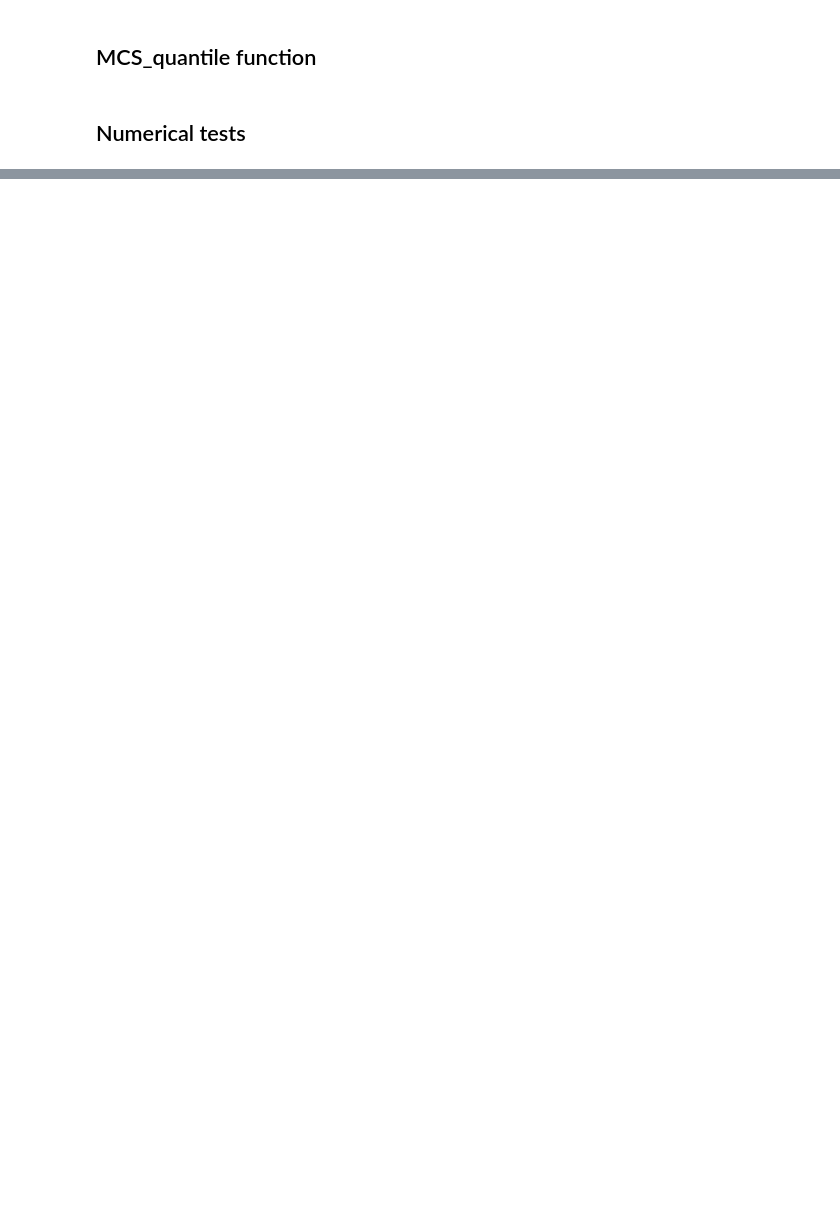
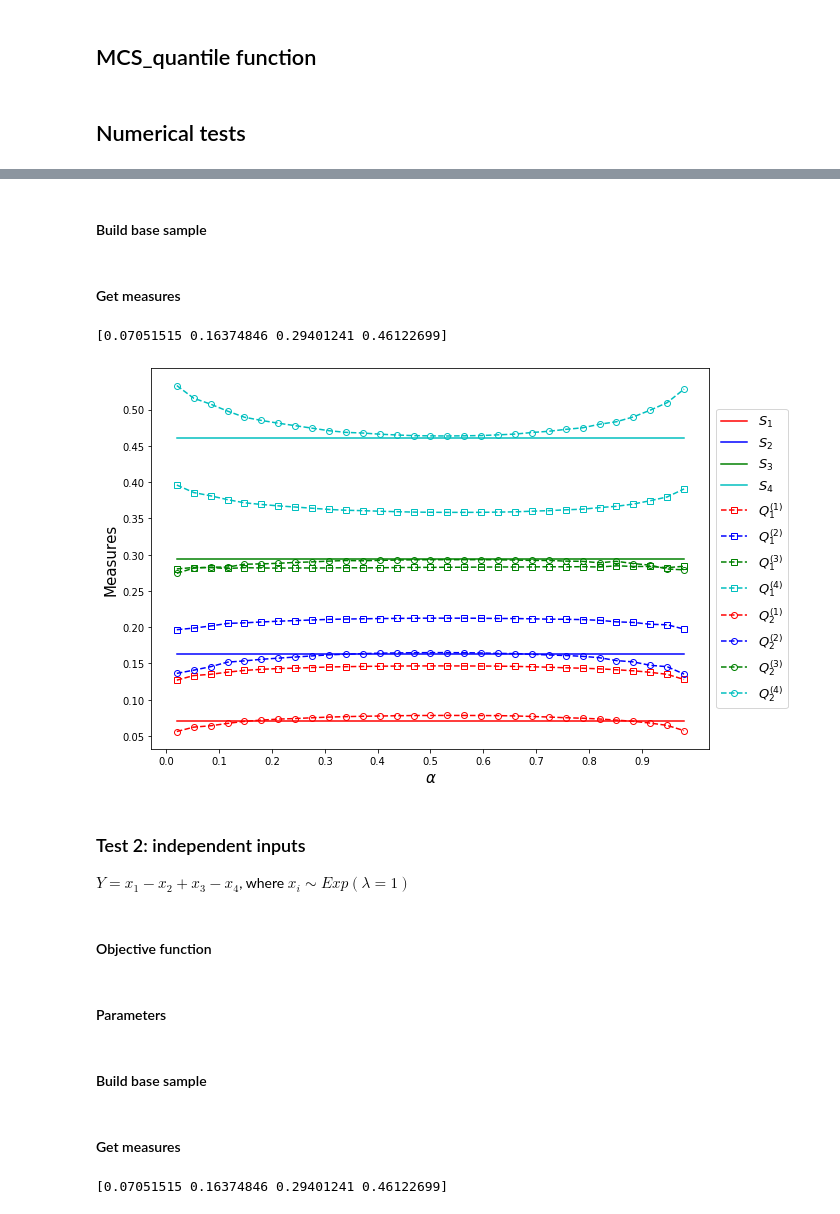
Before and after one commit to Yuleii/quantile-sensitivity-measures, a Jupyter notebook: quantile_based_global_sensitivity_measures.ipynb, the cells around one changed output, grey strips where cells are left out. Cells and saved outputs as stored; diff of their text form; code cells hidden in the pictures; blank space fills up the shorter version.

```diff
--- a/quantile_based_global_sensitivity_measures.ipynb
+++ b/quantile_based_global_sensitivity_measures.ipynb
@@ -450,0 +397,6 @@ plt.plot(alp,Q2_alp[:,0],'r*--',alp,Q2_alp[:,1],'b*--',alp,Q2_alp[:,2],'g*--',al
+# %%
+# objective function
+a = [1, 1, 1, 1]
+def objfun1(x):
+    result = a[0] * x[:, 0] +a [1] * x[:, 1] + a[2] * x[:, 2] + a[3] * x[:, 3]
+    return result
@@ -450,0 +423,2 @@ plt.plot(alp,Q2_alp[:,0],'r*--',alp,Q2_alp[:,1],'b*--',alp,Q2_alp[:,2],'g*--',al
+# %% [markdown]
+#### Build base sample
@@ -450,0 +434,47 @@ plt.plot(alp,Q2_alp[:,0],'r*--',alp,Q2_alp[:,1],'b*--',alp,Q2_alp[:,2],'g*--',al
+# %% [markdown]
+#### Get measures
+# %%
+q1_alp, q2_alp, Q1_alp, Q2_alp = MCS_quantile(objfun1, A, N, M, dim)
+# %%
+# get sobol indice from the kucherenko_indices function wriiten by Tim
+sobol_indices = kucherenko_indices(func=objfun1, sampling_mean=miu_1, sampling_cov=cov_1, n_draws=N,)
+S_i_1 = np.hstack(sobol_indices[sobol_indices.index.get_level_values('type')=='first_order'].values)
+
+print(S_i_1)
+
+# for plot convinence
+S_i_1 = np.tile(S_i_1, (len(alp), 1))
+# %% [output]
+[0.07051515 0.16374846 0.29401241 0.46122699]
+# %%
+plt.figure(figsize=(10,7))
+
+plt.plot(alp, S_i_1[:, 0], 'r-', label=r'$S_1$')
+plt.plot(alp, S_i_1[:, 1], 'b-', label=r'$S_2$')
+plt.plot(alp, S_i_1[:, 2], 'g-', label=r'$S_3$')
+plt.plot(alp, S_i_1[:, 3], 'c-', label=r'$S_4$')
+
+plt.plot(alp,  Q1_alp[:, 0], 'rs--', label=r'$Q_1^{(1)}$', markerfacecolor='none')
+plt.plot(alp,  Q1_alp[:, 1], 'bs--', label=r'$Q_1^{(2)}$', markerfacecolor='none')
+plt.plot(alp,  Q1_alp[:, 2], 'gs--', label=r'$Q_1^{(3)}$', markerfacecolor='none')
+plt.plot(alp,  Q1_alp[:, 3], 'cs--', label=r'$Q_1^{(4)}$', markerfacecolor='none')
+
+plt.plot(alp, Q2_alp[:, 0], 'ro--', label=r'$Q_2^{(1)}$', markerfacecolor='none')
+plt.plot(alp, Q2_alp[:, 1], 'bo--', label=r'$Q_2^{(2)}$', markerfacecolor='none')
+plt.plot(alp, Q2_alp[:, 2], 'go--', label=r'$Q_2^{(3)}$', markerfacecolor='none')
+plt.plot(alp, Q2_alp[:, 3], 'co--', label=r'$Q_2^{(4)}$', markerfacecolor='none')
+
+plt.xticks(np.arange(0, 1, 0.1))
+plt.yticks(np.arange(0.05, 0.55, 0.05))
+plt.legend(loc='center left', bbox_to_anchor=(1, 0.5),fontsize=13)
+plt.xlabel(r"$\alpha$", fontsize=15)
+plt.ylabel("Measures", fontsize=15)
+
+plt.show()
+# %% [output]
+[figure, added]
+# %% [markdown]
+### Test 2:  independent inputs
+$Y=x_1-x_2+x_3-x_4$, where $x_i \sim Exp(\lambda=1)$
+# %% [markdown]
+#### Objective function
@@ -450,0 +487,2 @@ plt.plot(alp,Q2_alp[:,0],'r*--',alp,Q2_alp[:,1],'b*--',alp,Q2_alp[:,2],'g*--',al
+# %% [markdown]
+#### Parameters
@@ -450,0 +492,2 @@ plt.plot(alp,Q2_alp[:,0],'r*--',alp,Q2_alp[:,1],'b*--',alp,Q2_alp[:,2],'g*--',al
+# %% [markdown]
+#### Build base sample
@@ -450,0 +503,2 @@ plt.plot(alp,Q2_alp[:,0],'r*--',alp,Q2_alp[:,1],'b*--',alp,Q2_alp[:,2],'g*--',al
+# %% [markdown]
+#### Get measures
@@ -450,0 +507,11 @@ plt.plot(alp,Q2_alp[:,0],'r*--',alp,Q2_alp[:,1],'b*--',alp,Q2_alp[:,2],'g*--',al
+# %%
+# get sobol indice from the kucherenko_indices function wriiten by Tim
+sobol_indices = kucherenko_indices(func=objfun2, sampling_mean=miu_1, sampling_cov=cov_1, n_draws=N,)
+S_i_1 = np.hstack(df_indices[df_indices.index.get_level_values('type')=='first_order'].values)
+
+print(S_i_1)
+
+# for plot convinence
+S_i_1 = np.tile(S_i_1, (len(alp), 1))
+# %% [output]
+[0.07051515 0.16374846 0.29401241 0.46122699]
```
Also changed, not shown: parts of 53 cells of this notebook, 1 other file.
